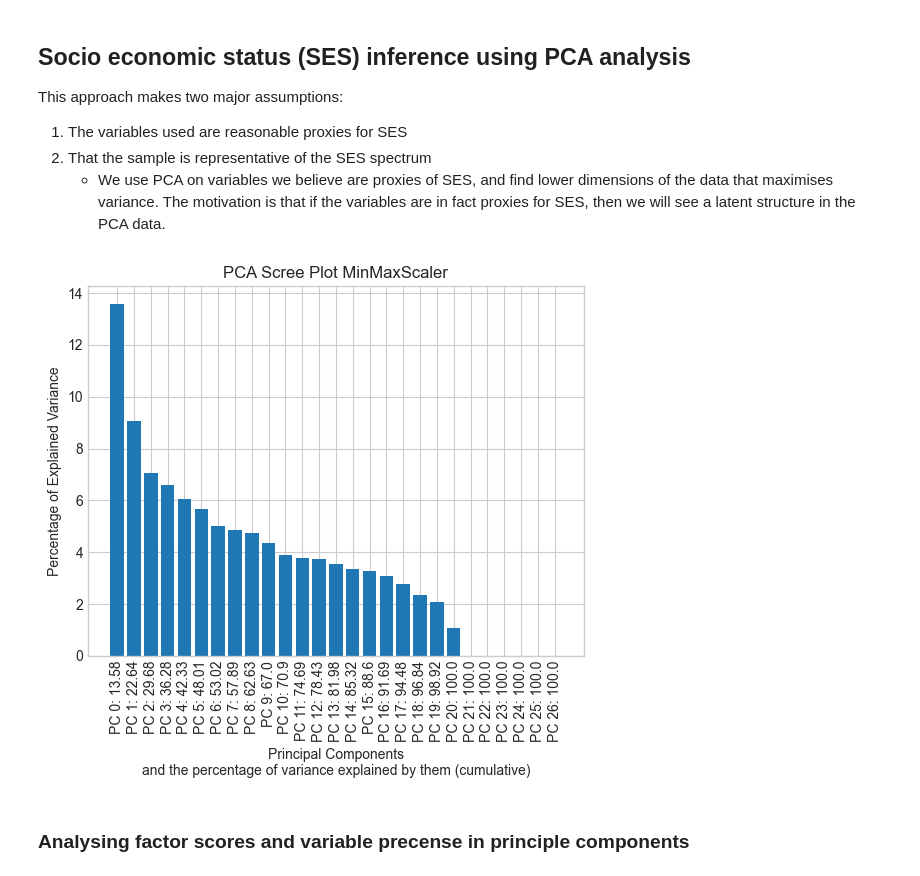
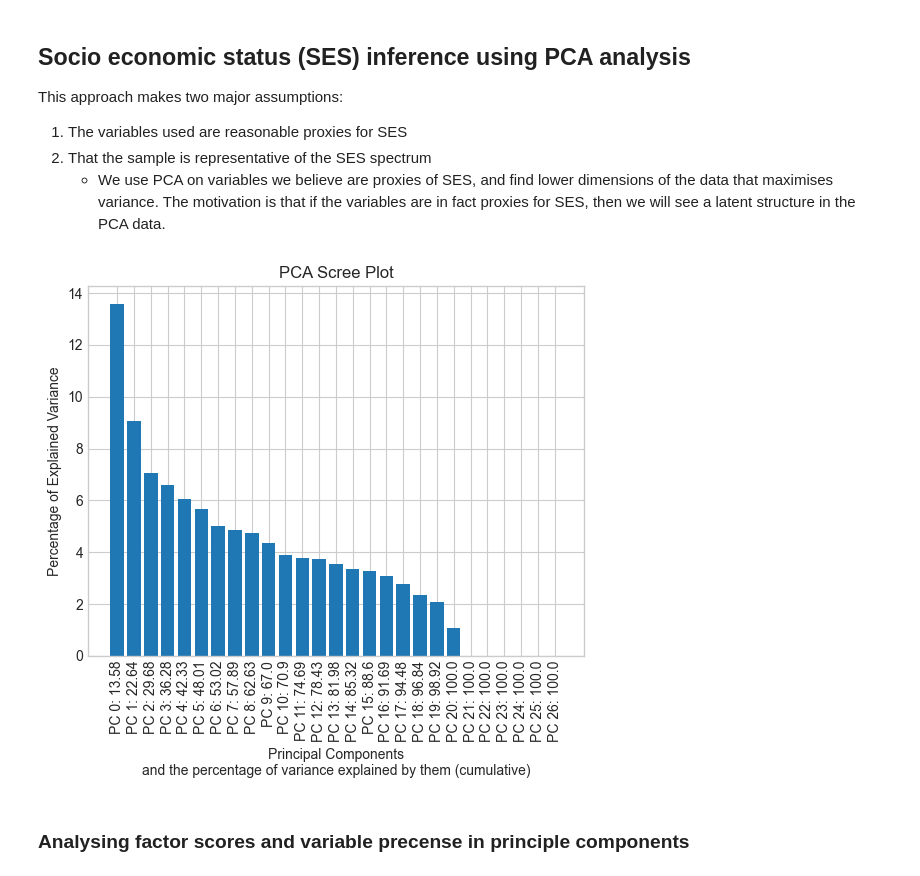
Before and after one commit to CasperAntonPoulsen/AlgoFainessExam, a Jupyter notebook: src/ses_inference.ipynb, the cells around one changed output. Drawn from its saved outputs; the diff is of its cells as text; code cells hidden in the pictures.

```diff
--- a/src/ses_inference.ipynb
+++ b/src/ses_inference.ipynb
@@ -90,33 +115,34 @@ This approach makes two major assumptions:
 # %%
 # Standardize the data
 scaler = StandardScaler()
 scaled_data = scaler.fit_transform(df_ohe)
 
 # perform PCA
 pca = PCA()
 pca.fit_transform(scaled_data)
 
 # get variance ratios
 scree = list(pca.explained_variance_ratio_ * 100)
 
 # get cumulative variance ratios
 cumulative_scree = [sum(scree[: i + 1]) for i in range(len(scree))]
 
 # make labels for scree plot
 labels = [
     f"PC {str(i)}: {round(cumulative_scree[i], 2)}"
     for i in range(0, len(cumulative_scree))
 ]
 
 # Plot principle components
 plt.bar(x=range(1, len(scree) + 1), height=scree, tick_label=labels)
 plt.ylabel("Percentage of Explained Variance")
 plt.xlabel("Principal Components\nand the percentage of variance explained by them (cumulative)")
 plt.xticks(rotation=90)
-plt.title("PCA Scree Plot MinMaxScaler")
+plt.title("PCA Scree Plot")
+plt.savefig("plots/scree_plot.png", transparent=True, bbox_inches="tight", dpi=300)
 plt.show()
 # %% [output]
-[figure, old version]
+[figure, new version]
 # %%
 # make a dataframe of the PCA coordinates
 pca1 = PCA(n_components=4)
```
Also changed, not shown: parts of 9 cells of this notebook, 8 other files.
